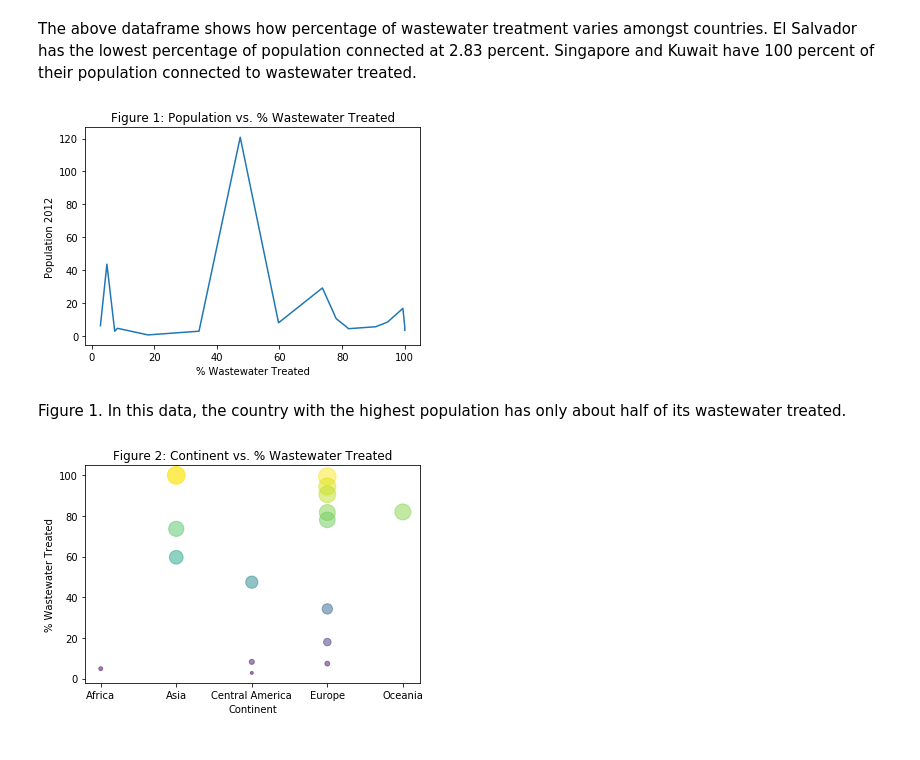
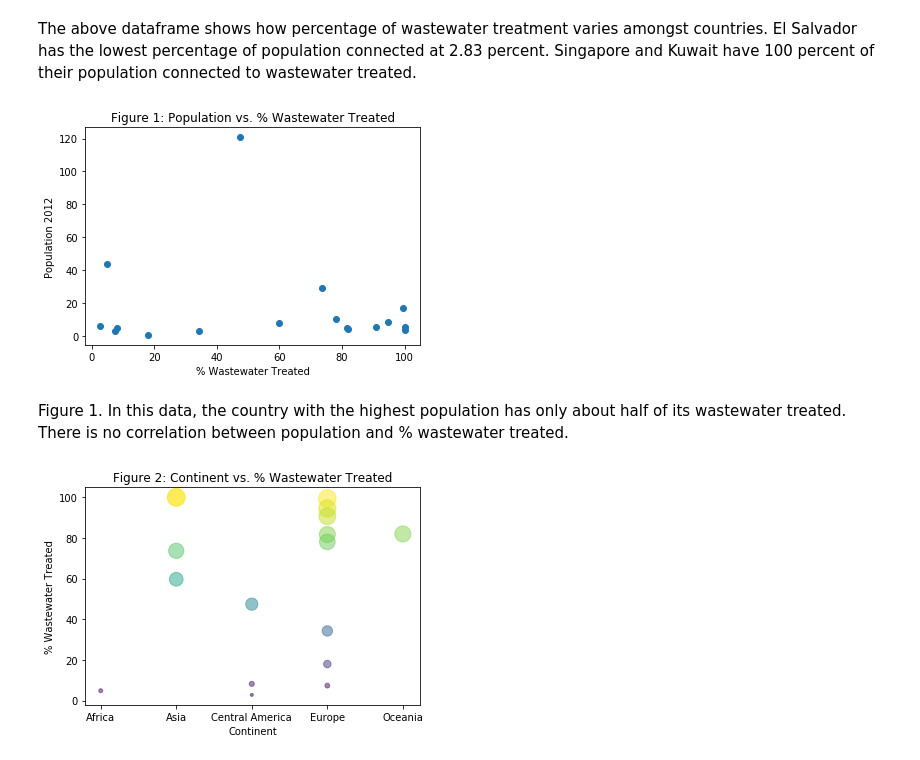
Before and after one commit to Calypso-Orchid/Wastewater-3, a Jupyter notebook: Wastewater 3.ipynb, the cells around one changed output. Cells and saved outputs as stored; diff of their text form; code cells hidden in the pictures.

```diff
--- a/Wastewater 3.ipynb
+++ b/Wastewater 3.ipynb
@@ -49,15 +49,15 @@ x1 = treatment['Continent']
 y = treatment['% Wastewater Treated']
 pop = treatment['Pop (2012)']
 # %%
-plt.plot(y,pop)
+plt.scatter(y,pop)
 plt.xlabel('% Wastewater Treated')
 plt.ylabel('Population 2012')
 plt.title('Figure 1: Population vs. % Wastewater Treated')
 plt.show()
 # %% [output]
-[figure, old version]
+[figure, new version]
 # %% [markdown]
-Figure 1. In this data, the country with the highest population has only about half of its wastewater treated.
+Figure 1. In this data, the country with the highest population has only about half of its wastewater treated. There is no correlation between population and % wastewater treated.
 # %%
 colors = treatment['% Wastewater Treated']
 area = np.pi * (treatment['% Wastewater Treated'])
```
